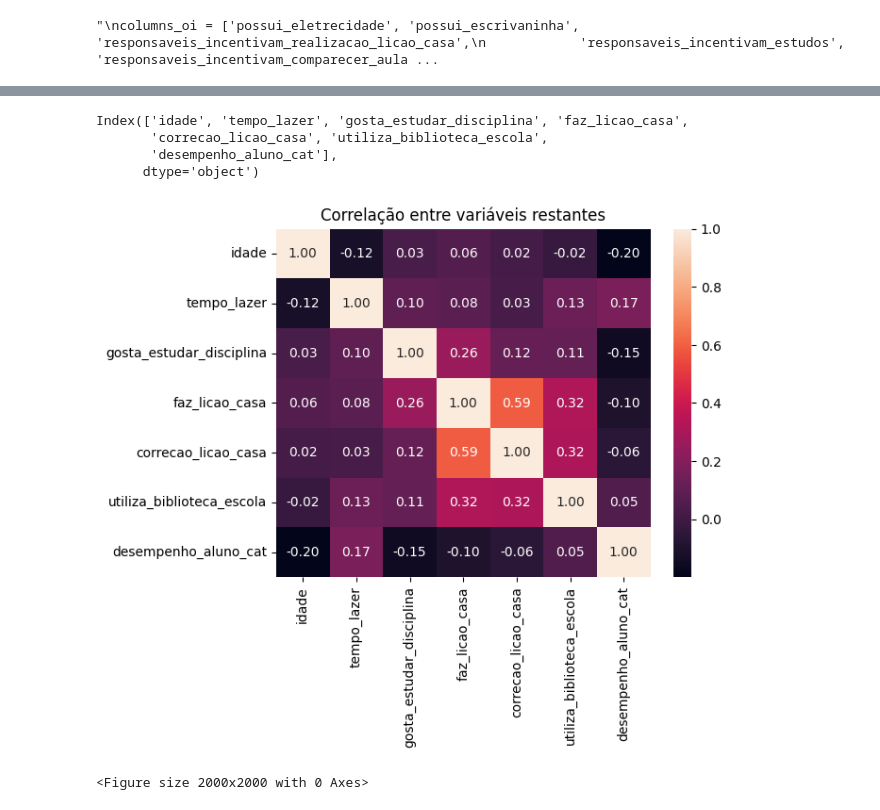
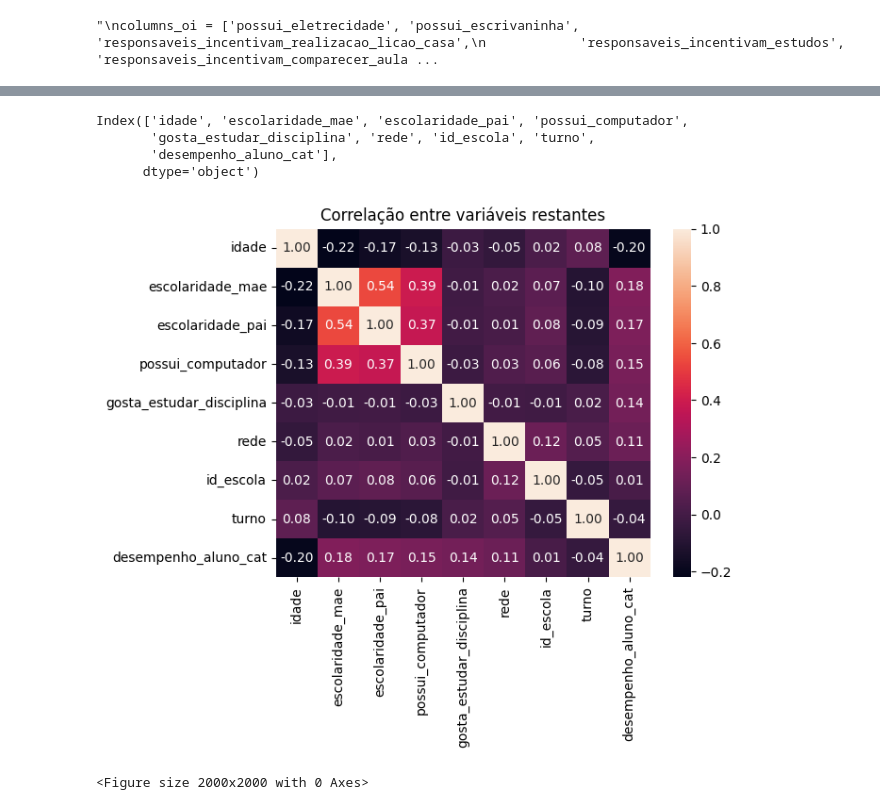
Before and after one commit to JamboTechUFPB/SAEB_Classificador, a Jupyter notebook: analysis.ipynb, the cells around one changed output, grey strips where cells are left out. Cells and saved outputs as stored; diff of their text form; code cells hidden in the pictures.

Commit message:
new treatment for columns / added binary strategy dataset

```diff
--- a/analysis.ipynb
+++ b/analysis.ipynb
@@ -162,34 +209,32 @@ plt.show()
 # %%
 # heatmap for columns relationship
 exclude = ['ano', 'sigla_uf', 'escola_publica', 'id_aluno', 'situacao_censo',
        'disciplina', 'proficiencia', 'erro_padrao', 'proficiencia_saeb',
        'erro_padrao_saeb', 'desempenho_aluno', 'sexo', 'raca_cor',
-       'ano_nascimento','escolaridade_mae_0', 'escolaridade_mae_1', 'escolaridade_mae_2',
-       'escolaridade_mae_3', 'escolaridade_mae_4', 'escolaridade_mae_5',
-       'escolaridade_mae_6', 'escolaridade_mae_7', 'escolaridade_pai_0',
-       'escolaridade_pai_1', 'escolaridade_pai_2', 'escolaridade_pai_3',
-       'escolaridade_pai_4', 'escolaridade_pai_5', 'escolaridade_pai_6',
-       'escolaridade_pai_7', 'possui_computador_0', 'possui_computador_1',
-       'possui_computador_2', 'possui_computador_3', 'possui_computador_4',
-       'possui_computador_5']
+       'ano_nascimento']
 
 exclude += [col for col in df.columns if 'leitura_' in col]
 exclude += [col for col in df.columns if 'responsaveis_' in col]
 exclude += [col for col in df.columns if 'frequenta_' in col]
 exclude += ['mae_sabe_ler_escrever', 'mae_le', 'pai_sabe_ler_escrever', 'pai_le']
-exclude += ['rede', 'id_escola', 'serie', 'turno']
+#exclude += ['rede', 'id_escola', 'turno']
+exclude += ['serie']
+exclude += [col for col in df.columns if 'tempo_' in col]
+exclude += [col for col in df.columns if 'faz_licao_casa' in col]
+exclude += [col for col in df.columns if 'correcao_licao_casa' in col]
+exclude += [col for col in df.columns if 'utiliza_biblioteca_escola' in col]
 
 print(df.drop(exclude, axis=1).columns)
 
 corr = df.drop(exclude, axis=1).corr()
 plt.title('Correlação entre variáveis restantes')
 sns.heatmap(corr, annot=True, fmt=".2f")
 plt.figure(figsize=(20, 20))
 plt.show()
 # %% [output]
-Index(['idade', 'tempo_lazer', 'gosta_estudar_disciplina', 'faz_licao_casa',
-       'correcao_licao_casa', 'utiliza_biblioteca_escola',
+Index(['idade', 'escolaridade_mae', 'escolaridade_pai', 'possui_computador',
+       'gosta_estudar_disciplina', 'rede', 'id_escola', 'turno',
        'desempenho_aluno_cat'],
       dtype='object')
-[figure, old version]
+[figure, new version]
 <Figure size 2000x2000 with 0 Axes>
```
Also changed, not shown: parts of 14 cells of this notebook, 14 other files.
